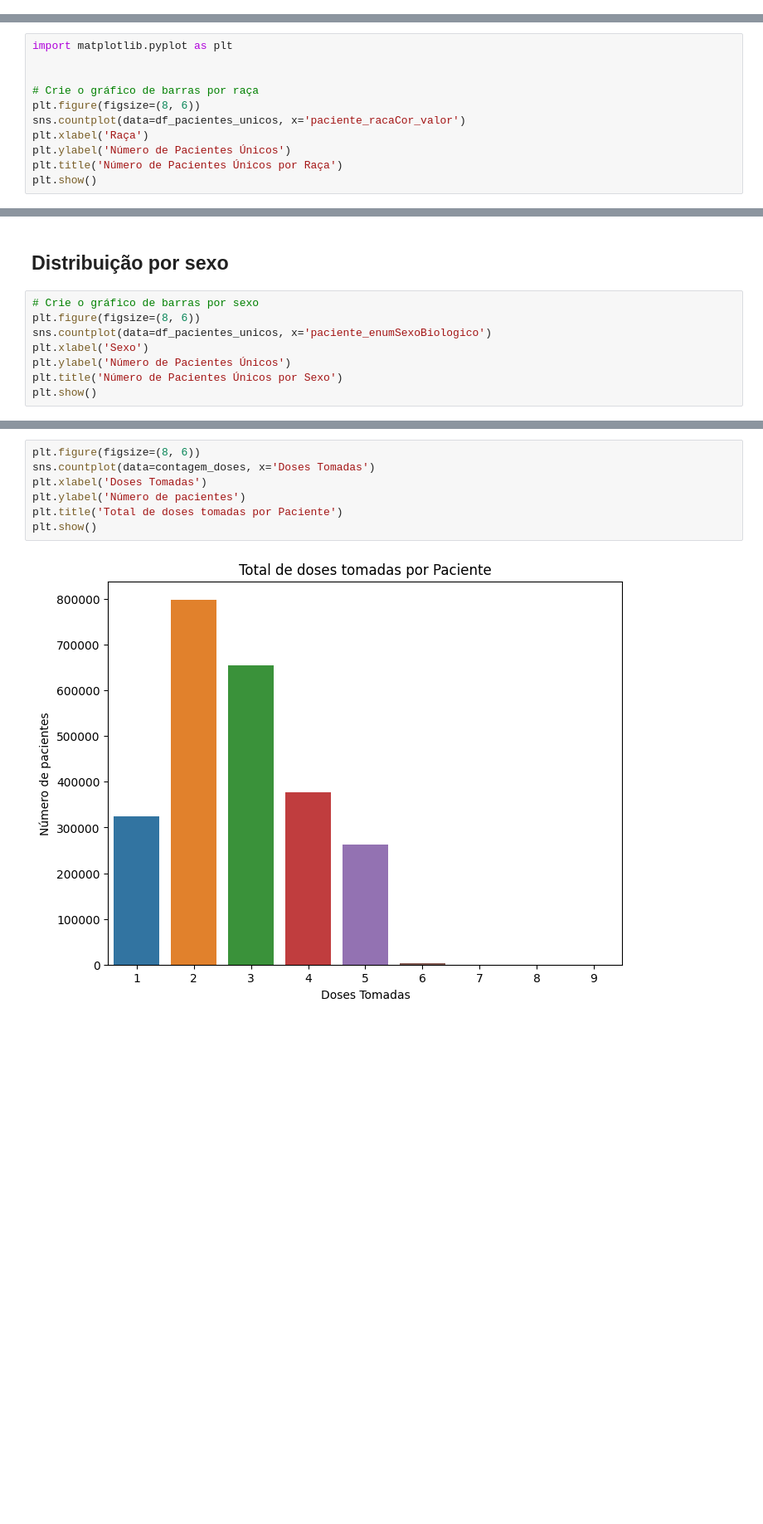
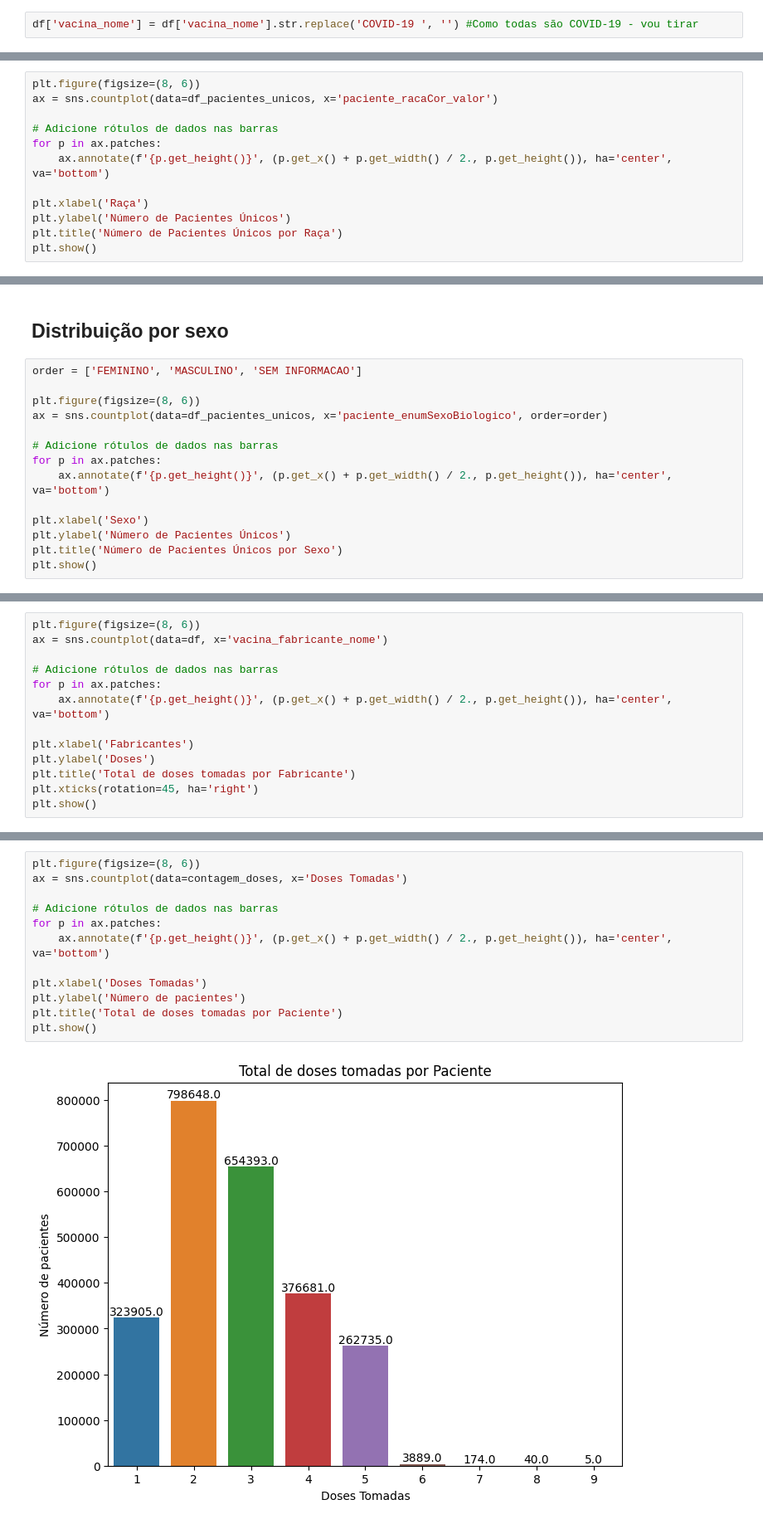
Before and after one commit to maurodomingues/Vacinacao_COVID19_DF, a Jupyter notebook: analise_estatistica.ipynb, the cells around one changed output, grey strips where cells are left out. Shown: that part at 83% size. Drawn from its saved outputs; the diff is of its cells as text; blank space fills up the shorter version.

```diff
--- a/analise_estatistica.ipynb
+++ b/analise_estatistica.ipynb
@@ -237,3 +236,5 @@ len(df_filtrado)
+# %%
+df['vacina_nome'] = df['vacina_nome'].str.replace('COVID-19 ', '') #Como todas são COVID-19 - vou tirar
 # %% [markdown]
 ## Variáveis Numéricas
 # %%
@@ -322,12 +323,13 @@ Terceiro Quartil (Q3): 51.0
 # %% [markdown]
 ## Distribuição por raça
 # %%
-import matplotlib.pyplot as plt
+plt.figure(figsize=(8, 6))
+ax = sns.countplot(data=df_pacientes_unicos, x='paciente_racaCor_valor')
 
+# Adicione rótulos de dados nas barras
+for p in ax.patches:
+    ax.annotate(f'{p.get_height()}', (p.get_x() + p.get_width() / 2., p.get_height()), ha='center', va='bottom')
 
-# Crie o gráfico de barras por raça
-plt.figure(figsize=(8, 6))
-sns.countplot(data=df_pacientes_unicos, x='paciente_racaCor_valor')
 plt.xlabel('Raça')
 plt.ylabel('Número de Pacientes Únicos')
 plt.title('Número de Pacientes Únicos por Raça')
@@ -337,9 +350,15 @@ plt.show()
 # %% [markdown]
 ## Distribuição por sexo
 # %%
-# Crie o gráfico de barras por sexo
+order = ['FEMININO', 'MASCULINO', 'SEM INFORMACAO']
+
 plt.figure(figsize=(8, 6))
-sns.countplot(data=df_pacientes_unicos, x='paciente_enumSexoBiologico')
+ax = sns.countplot(data=df_pacientes_unicos, x='paciente_enumSexoBiologico', order=order)
+
+# Adicione rótulos de dados nas barras
+for p in ax.patches:
+    ax.annotate(f'{p.get_height()}', (p.get_x() + p.get_width() / 2., p.get_height()), ha='center', va='bottom')
+
 plt.xlabel('Sexo')
 plt.ylabel('Número de Pacientes Únicos')
 plt.title('Número de Pacientes Únicos por Sexo')
@@ -356,0 +378,13 @@ Name: proportion, dtype: float64
+# %%
+plt.figure(figsize=(8, 6))
+ax = sns.countplot(data=df, x='vacina_fabricante_nome')
+
+# Adicione rótulos de dados nas barras
+for p in ax.patches:
+    ax.annotate(f'{p.get_height()}', (p.get_x() + p.get_width() / 2., p.get_height()), ha='center', va='bottom')
+
+plt.xlabel('Fabricantes')
+plt.ylabel('Doses')
+plt.title('Total de doses tomadas por Fabricante')
+plt.xticks(rotation=45, ha='right')
+plt.show()
@@ -377,12 +498,17 @@ contagem_doses
 # %%
 plt.figure(figsize=(8, 6))
-sns.countplot(data=contagem_doses, x='Doses Tomadas')
+ax = sns.countplot(data=contagem_doses, x='Doses Tomadas')
+
+# Adicione rótulos de dados nas barras
+for p in ax.patches:
+    ax.annotate(f'{p.get_height()}', (p.get_x() + p.get_width() / 2., p.get_height()), ha='center', va='bottom')
+
 plt.xlabel('Doses Tomadas')
 plt.ylabel('Número de pacientes')
 plt.title('Total de doses tomadas por Paciente')
 plt.show()
 # %% [output]
-[figure, old version]
+[figure, new version]
 # %%
 contagem_doses['Doses Tomadas'].value_counts()
 # %% [output]
```
Also changed, not shown: parts of 50 cells of this notebook.
